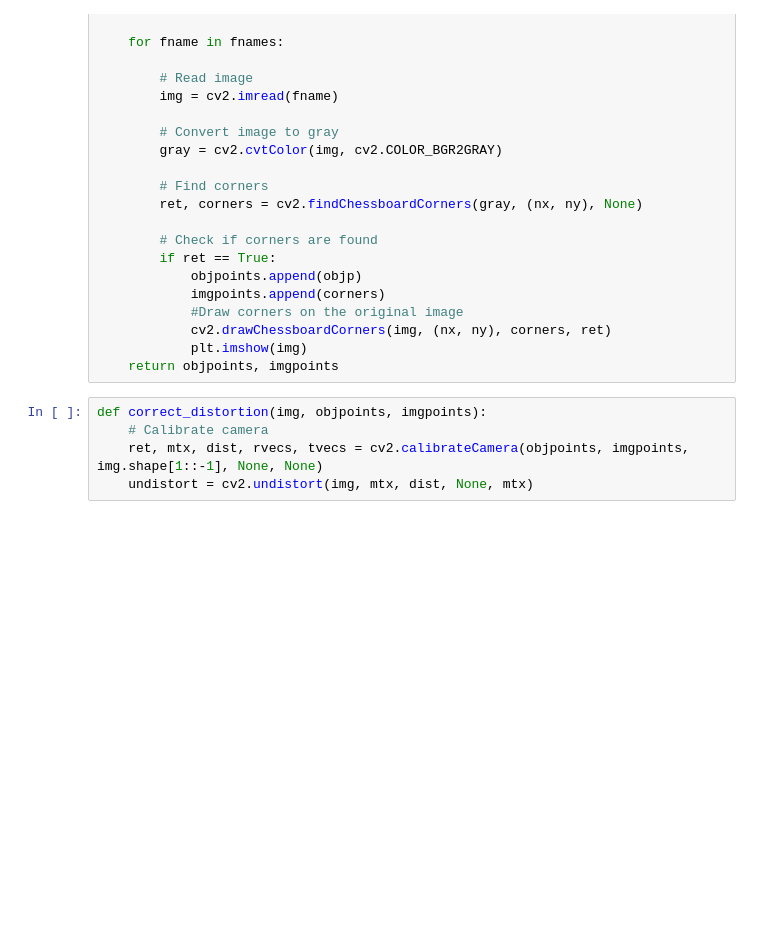
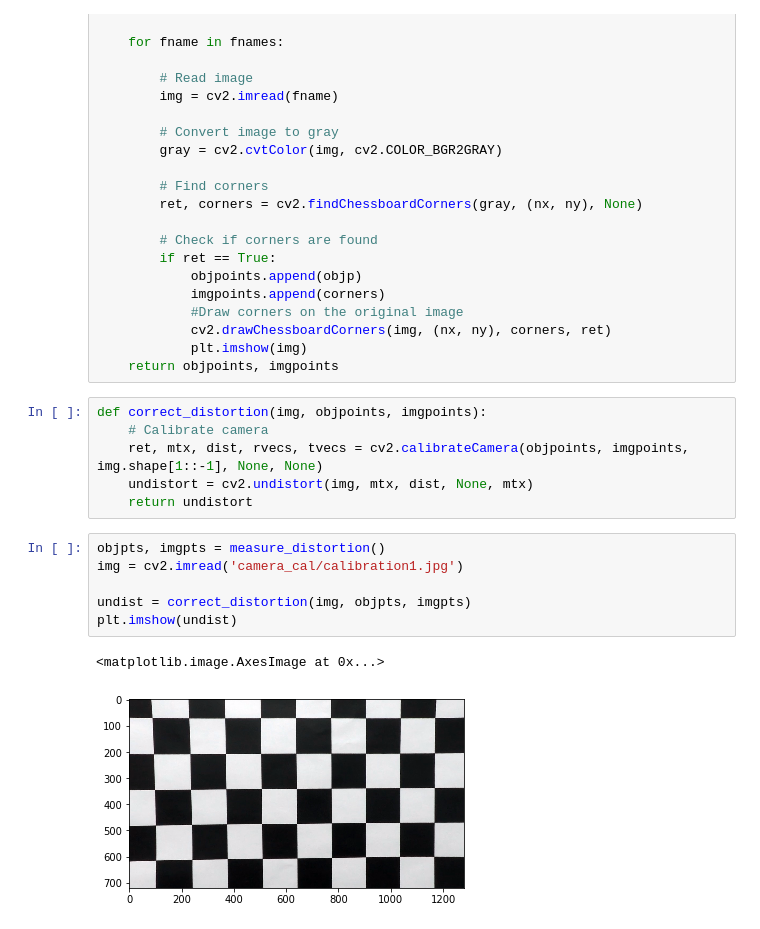
Before and after one commit to salabson/CarND-Advance-Lane-Line, a Jupyter notebook: P2.ipynb, the cells around one changed output. Cells and saved outputs as stored; diff of their text form; blank space fills up the shorter version.

Commit message:
Add return valueto correc_distortion function

```diff
--- a/P2.ipynb
+++ b/P2.ipynb
@@ -43,3 +43,13 @@ def correct_distortion(img, objpoints, imgpoints):
     # Calibrate camera
     ret, mtx, dist, rvecs, tvecs = cv2.calibrateCamera(objpoints, imgpoints, img.shape[1::-1], None, None)
     undistort = cv2.undistort(img, mtx, dist, None, mtx)
+    return undistort
+# %%
+objpts, imgpts = measure_distortion()
+img = cv2.imread('camera_cal/calibration1.jpg')
+
+undist = correct_distortion(img, objpts, imgpts)
+plt.imshow(undist)
+# %% [output]
+<matplotlib.image.AxesImage at 0x...>
+[figure, added]
```
